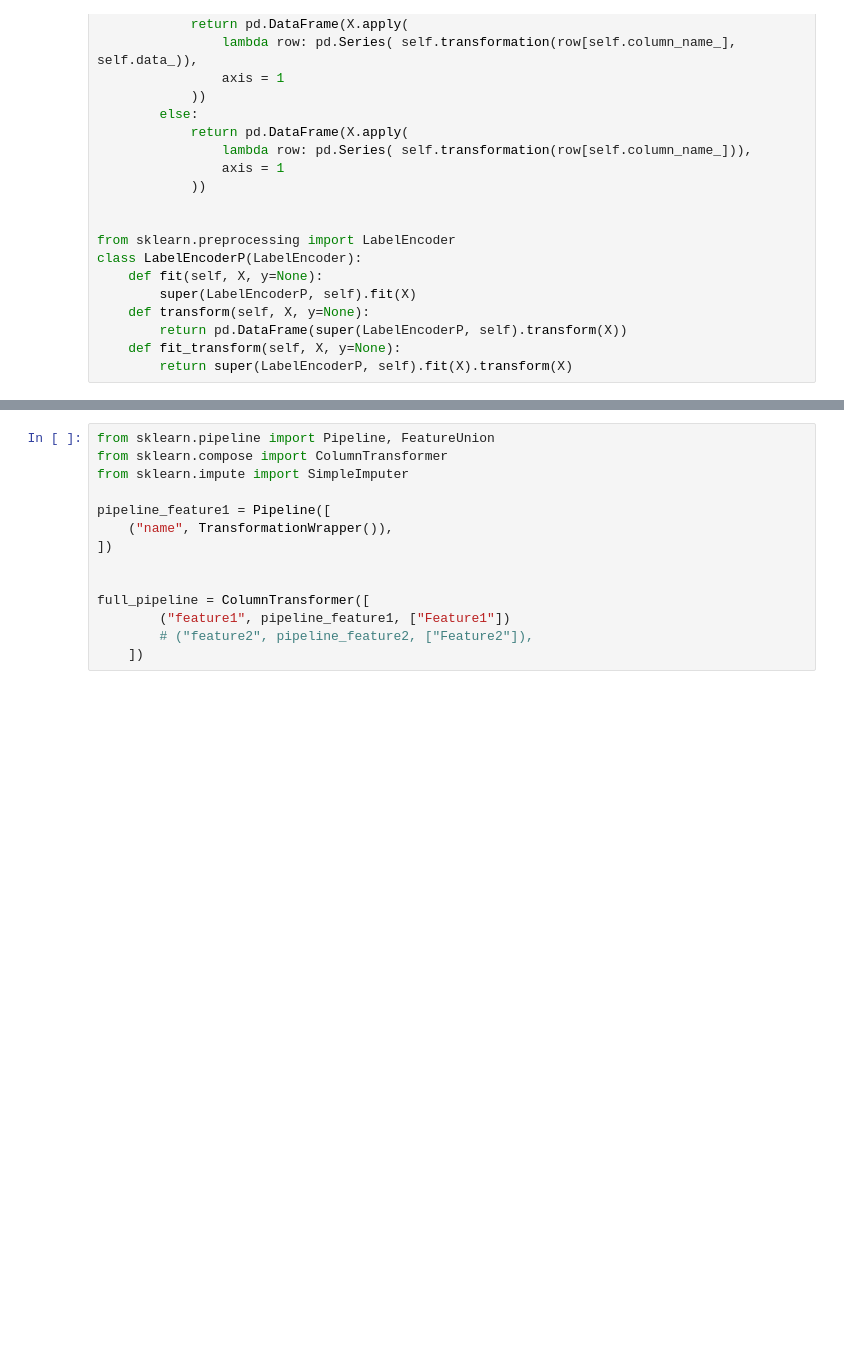
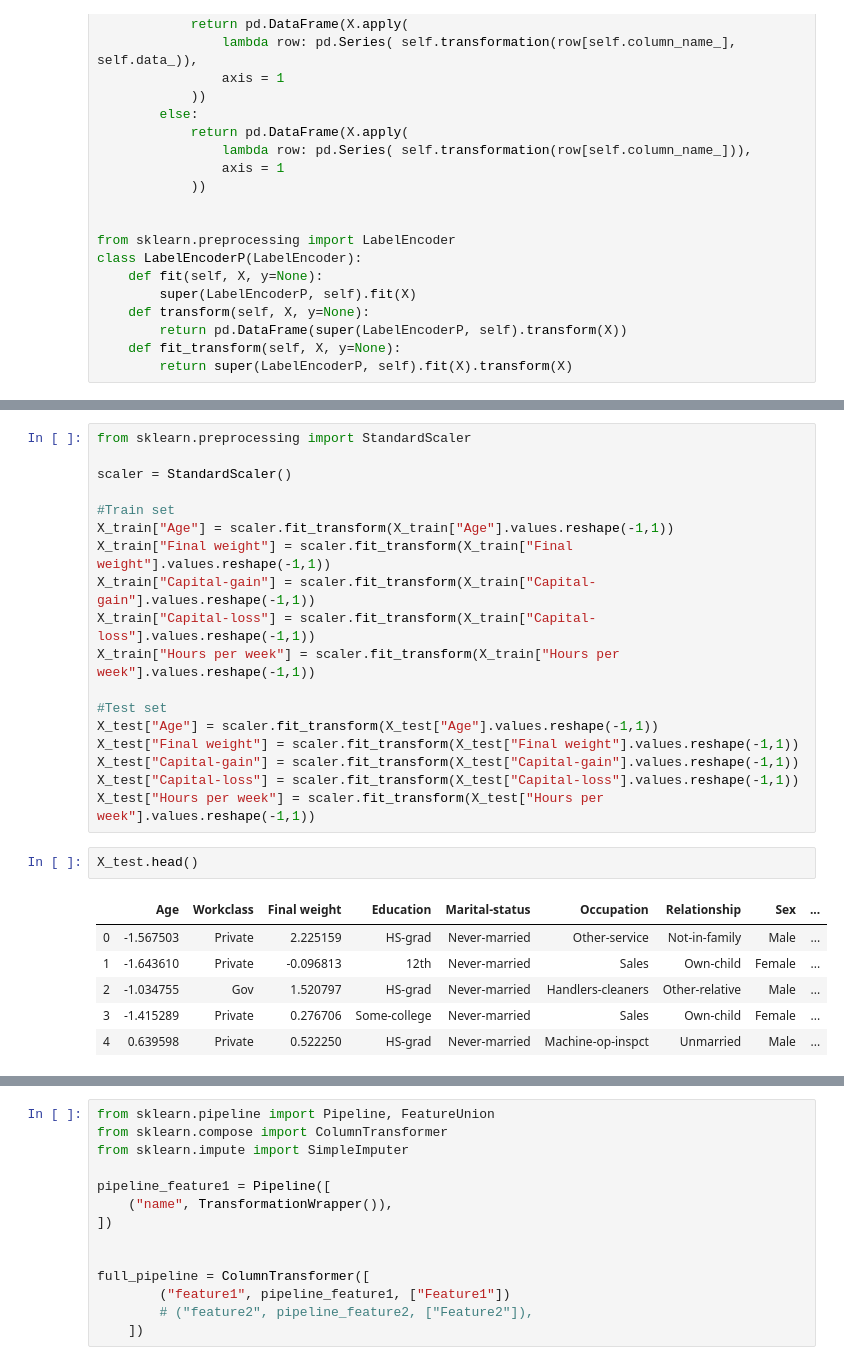
Before and after one commit to KacemKhaled/INF8215-Machine-Learning, a Jupyter notebook: TP3/TP3_INF8215.ipynb, the cells around one changed output, grey strips where cells are left out. Drawn from its saved outputs; the diff is of its cells as text; blank space fills up the shorter version.

```diff
--- a/TP3/TP3_INF8215.ipynb
+++ b/TP3/TP3_INF8215.ipynb
@@ -672,0 +770,27 @@ class LabelEncoderP(LabelEncoder):
+# %%
+from sklearn.preprocessing import StandardScaler
+
+scaler = StandardScaler()
+
+#Train set
+X_train["Age"] = scaler.fit_transform(X_train["Age"].values.reshape(-1,1))
+X_train["Final weight"] = scaler.fit_transform(X_train["Final weight"].values.reshape(-1,1))
+X_train["Capital-gain"] = scaler.fit_transform(X_train["Capital-gain"].values.reshape(-1,1))
+X_train["Capital-loss"] = scaler.fit_transform(X_train["Capital-loss"].values.reshape(-1,1))
+X_train["Hours per week"] = scaler.fit_transform(X_train["Hours per week"].values.reshape(-1,1))
+
+#Test set
+X_test["Age"] = scaler.fit_transform(X_test["Age"].values.reshape(-1,1))
+X_test["Final weight"] = scaler.fit_transform(X_test["Final weight"].values.reshape(-1,1))
+X_test["Capital-gain"] = scaler.fit_transform(X_test["Capital-gain"].values.reshape(-1,1))
+X_test["Capital-loss"] = scaler.fit_transform(X_test["Capital-loss"].values.reshape(-1,1))
+X_test["Hours per week"] = scaler.fit_transform(X_test["Hours per week"].values.reshape(-1,1))
+# %%
+X_test.head()
+# %% [output]
+|  | Age | Workclass | Final weight | Education | Marital-status | Occupation | Relationship | Sex | ... |
+| 0 | -1.567503 | Private | 2.225159 | HS-grad | Never-married | Other-service | Not-in-family | Male | ... |
+| 1 | -1.643610 | Private | -0.096813 | 12th | Never-married | Sales | Own-child | Female | ... |
+| 2 | -1.034755 | Gov | 1.520797 | HS-grad | Never-married | Handlers-cleaners | Other-relative | Male | ... |
+| 3 | -1.415289 | Private | 0.276706 | Some-college | Never-married | Sales | Own-child | Female | ... |
+| 4 | 0.639598 | Private | 0.522250 | HS-grad | Never-married | Machine-op-inspct | Unmarried | Male | ... |
```
Also changed, not shown: parts of 21 cells of this notebook, 4 other files.
